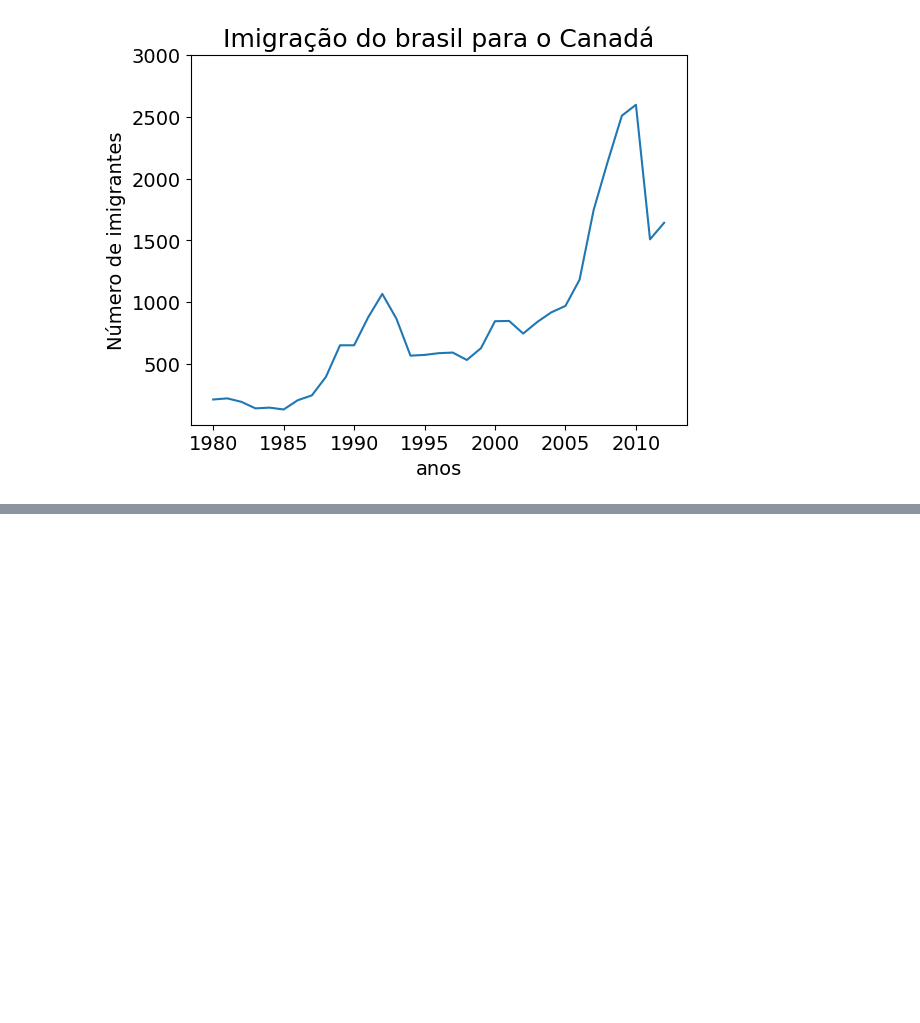
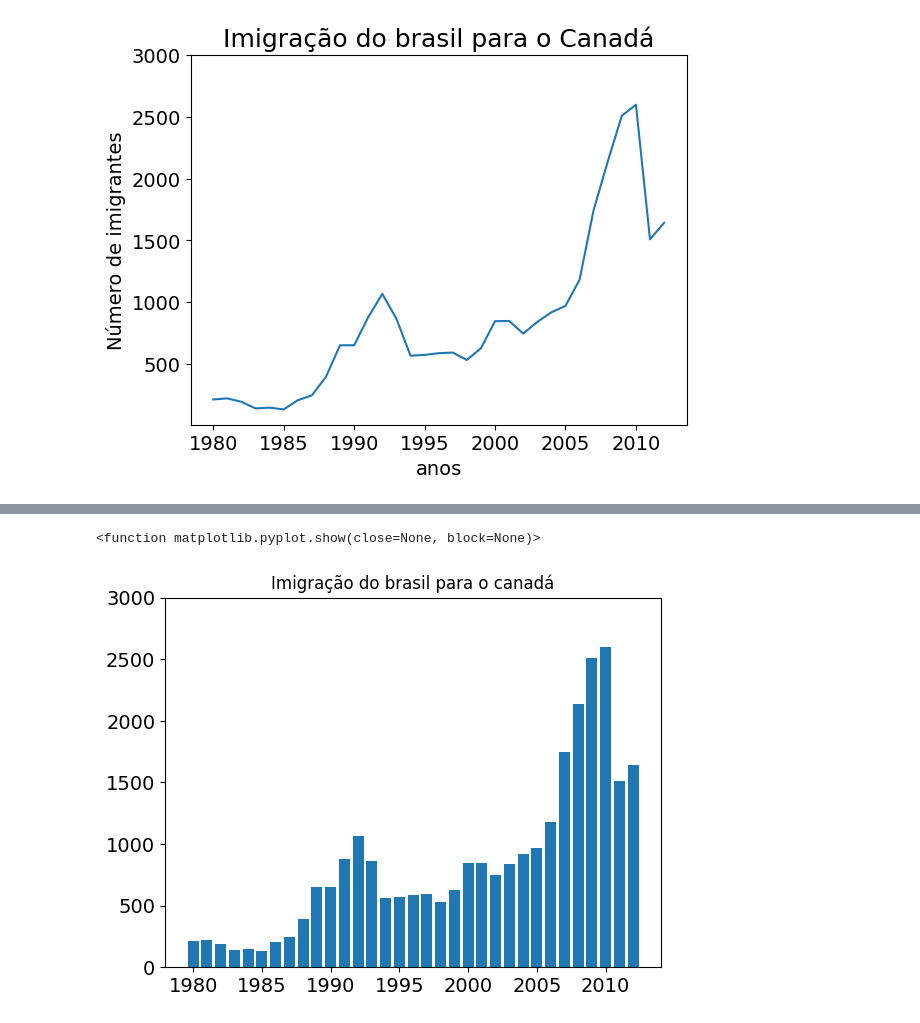
Before and after one commit to Murilosxv/ATIV.-IABD, a Jupyter notebook: aula04/aula04.ipynb, the cells around one changed output, grey strips where cells are left out. Saved outputs shown, nothing was run; the diff lists cells and outputs as text; code cells hidden in the pictures; blank space fills up the shorter version.

```diff
--- a/aula04/aula04.ipynb
+++ b/aula04/aula04.ipynb
@@ -108,0 +170,9 @@ plt.show()
+# %%
+plt.bar(df_brasil['ano'],df_brasil['imigrantes'])
+plt.xticks (['1980','1985','1990','1995','2000','2005','2010'],fontsize=14)
+plt.yticks ([0,500,1000,1500,2000,2500,3000],fontsize=14)
+plt.title('Imigração do brasil para o canadá')
+plt.show
+# %% [output]
+<function matplotlib.pyplot.show(close=None, block=None)>
+[figure, added]
```
Also changed, not shown: parts of 14 cells of this notebook, 8 other files.
